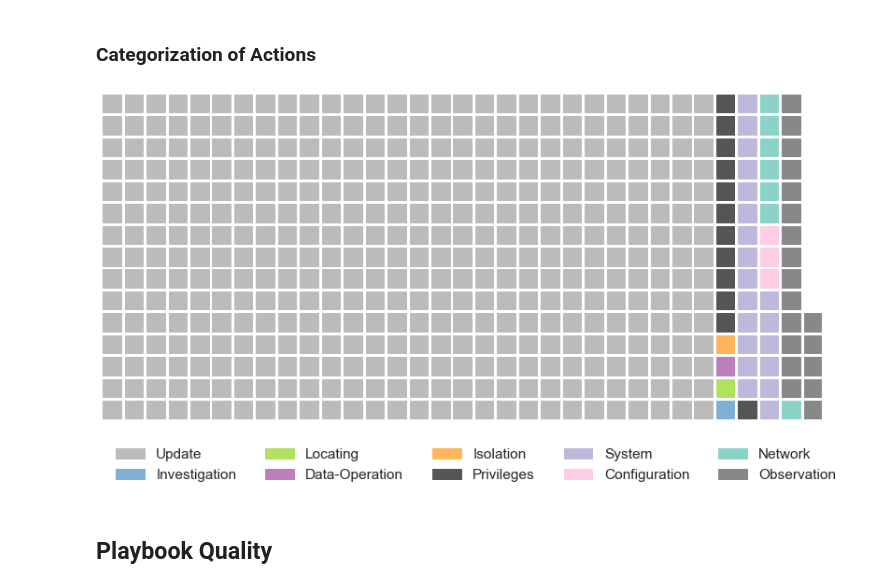
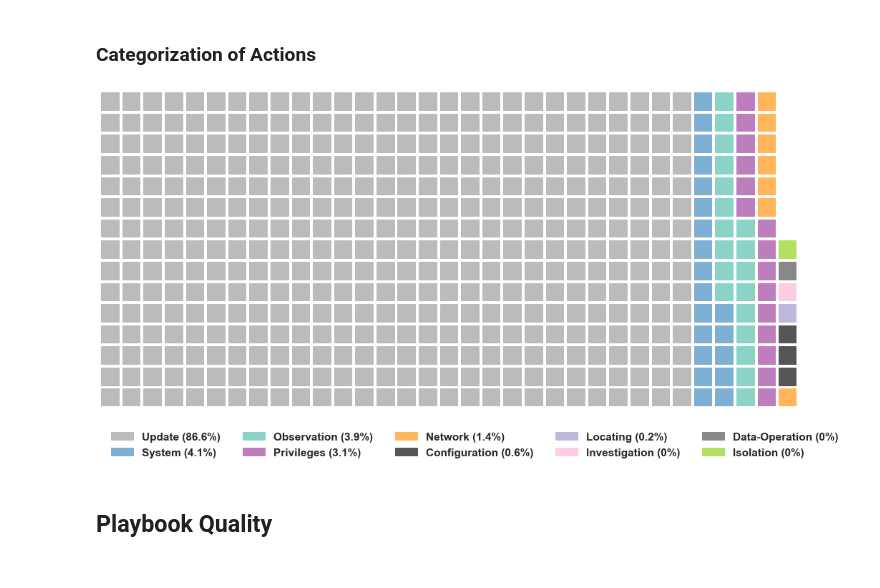
Before and after one commit to ad2play/evaluation, a Jupyter notebook: evaluation.ipynb, the cells around one changed output. Saved outputs shown, nothing was run; the diff lists cells and outputs as text; code cells hidden in the pictures.

```diff
--- a/evaluation.ipynb
+++ b/evaluation.ipynb
@@ -88,29 +90,47 @@ plt.show()
 # %%
 data = {"Update": df_tasks['update_step'].sum(),
          "Investigation": df_tasks['investigation_step'].sum(),
          "Locating": df_tasks['locating_step'].sum(),
          "Data-Operation": df_tasks['data_operation_step'].sum(),
          "Isolation": df_tasks['isolation_step'].sum(),
          "Privileges": df_tasks['access_action_step'].sum(),
          "System": df_tasks['system_action_step'].sum(),
          "Configuration": df_tasks['set_entity_step'].sum(),
          "Network": df_tasks['traffic_action_step'].sum(),
          "Observation": df_tasks['observe_behavior_step'].sum()}
 
-nRows= 15
-colors = ["#BBBBBB", "#7eb0d5", "#b2e061", "#bd7ebe", "#ffb55a", "#555555", "#beb9db", "#fdcce5", "#8bd3c7", "#888888"]
+data = dict(sorted(data.items(), key=lambda x: x[1], reverse=True))
+
+nRows = 15
+colors = ["#BBBBBB", "#7eb0d5",  "#8bd3c7", "#bd7ebe", "#ffb55a", "#555555", "#beb9db", "#fdcce5",  "#888888","#b2e061"]
+
+# Calculate total sum of values
+total = sum(data.values())
+
+# Create a list of legend labels with percentages
+legend_labels = []
+for k, v in data.items():
+    percent = (v / total) * 100
+    if percent != 0:
+        legend_labels.append(f"{k} ({percent:.1f}%)")
+    else:
+        legend_labels.append(f"{k} ({percent:.0f}%)")
+
+# Create the Waffle chart with modified legend labels
 fig = plt.figure(
     FigureClass=Waffle,
     rows=nRows,
     colors=colors,
-    figsize=(12.5, 12),
+    figsize=(16, 17),
     values=data,
-    legend={'loc': 'upper left', 'bbox_to_anchor': (0, -0.05), 'ncol': 5, 'framealpha': 0})
+    legend={'loc': 'upper left', 'bbox_to_anchor': (0, -0.05), 'ncol': 5, 'framealpha': 0, 'labels': legend_labels, 'prop': {'weight': 'bold'}})
 
 plt.show()
 rc('text', usetex=False)
+
+fig.savefig('action_types.pdf', dpi=200, bbox_inches="tight")
 # %% [output]
-[figure, old version]
+[figure, new version]
 # %% [markdown]
 ## Playbook Quality
 # %% [markdown]
```
Also changed, not shown: parts of 8 cells of this notebook, 6 other files.
